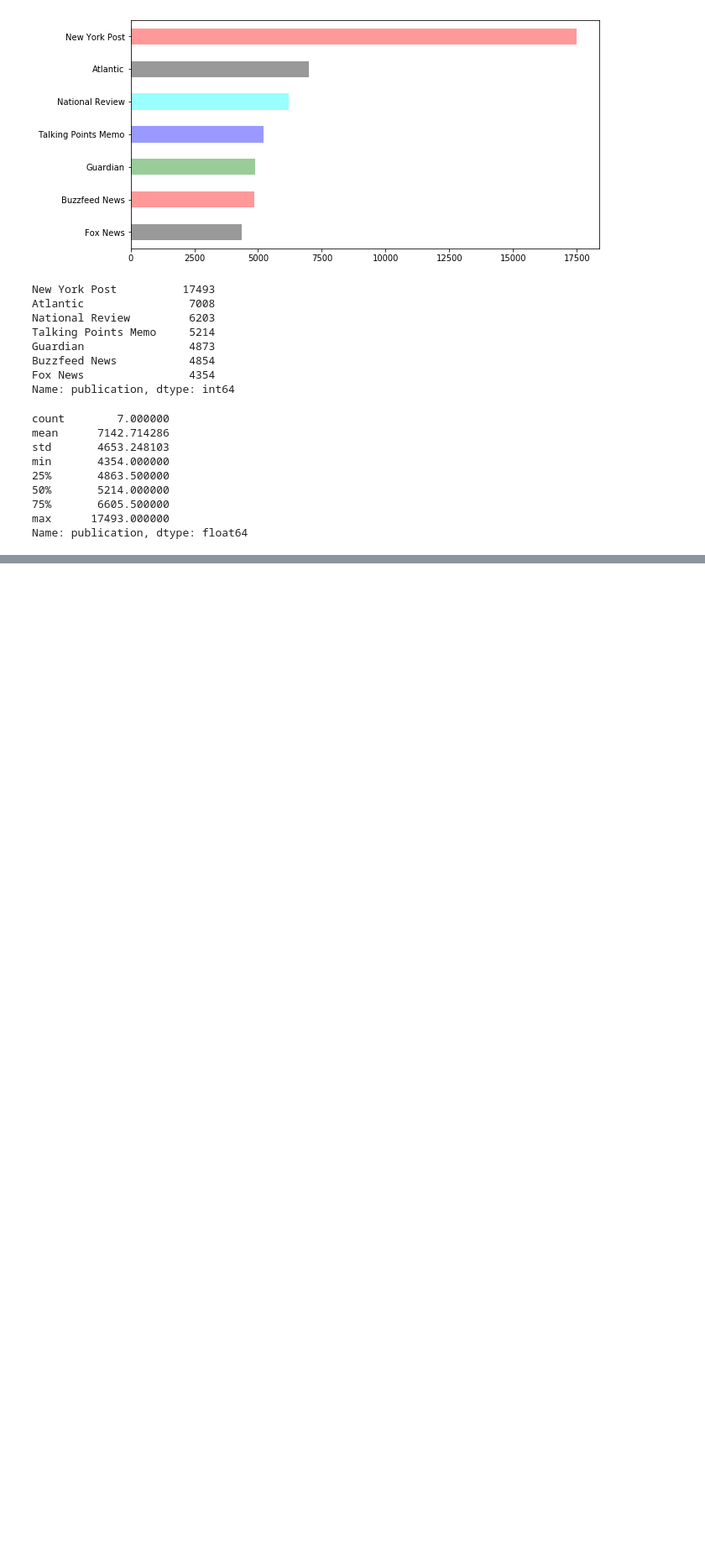
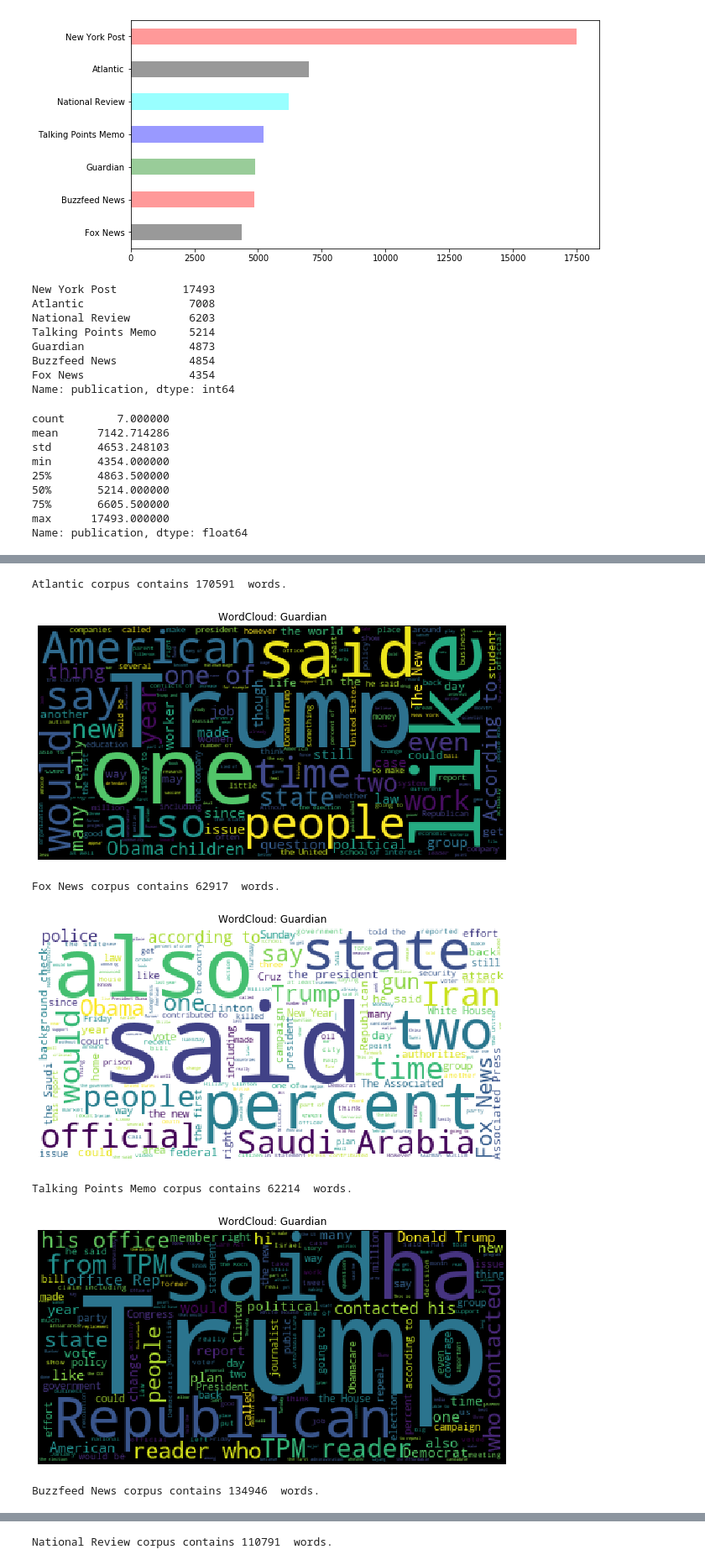
Before and after one commit to dupree/newsDataAnalysis, a Jupyter notebook: newsDataAnalysis.ipynb, the cells around one changed output, grey strips where cells are left out. Shown at 84% size. Drawn from its saved outputs; the diff is of its cells as text; code cells hidden in the pictures; blank space fills up the shorter version.

```diff
--- a/newsDataAnalysis.ipynb
+++ b/newsDataAnalysis.ipynb
@@ -140,0 +347,24 @@ Name: publication, dtype: float64
+# %%
+# word clouds for each publisher for the downsampled data
+color_flag = True
+for k,v in publication_docs.items():
+    print(k,'corpus contains',len(v),' words.')
+    content = str(v)
+    if color_flag:
+        wordcloud = WordCloud(stopwords=stop_words).generate(content)
+    else:
+        wordcloud = WordCloud(stopwords=stop_words, background_color="white").generate(content)
+    # Display the generated image:
+    plt.title("WordCloud: " + item)
+    plt.imshow(wordcloud)
+    plt.axis("off")
+    plt.show()
+    color_flag = not color_flag
+# %% [output]
+Atlantic corpus contains 170591  words.
+[figure, added]
+Fox News corpus contains 62917  words.
+[figure, added]
+Talking Points Memo corpus contains 62214  words.
+[figure, added]
+Buzzfeed News corpus contains 134946  words.
@@ -140,0 +372 @@ Name: publication, dtype: float64
+National Review corpus contains 110791  words.
```
Also changed, not shown: parts of 29 cells of this notebook.
